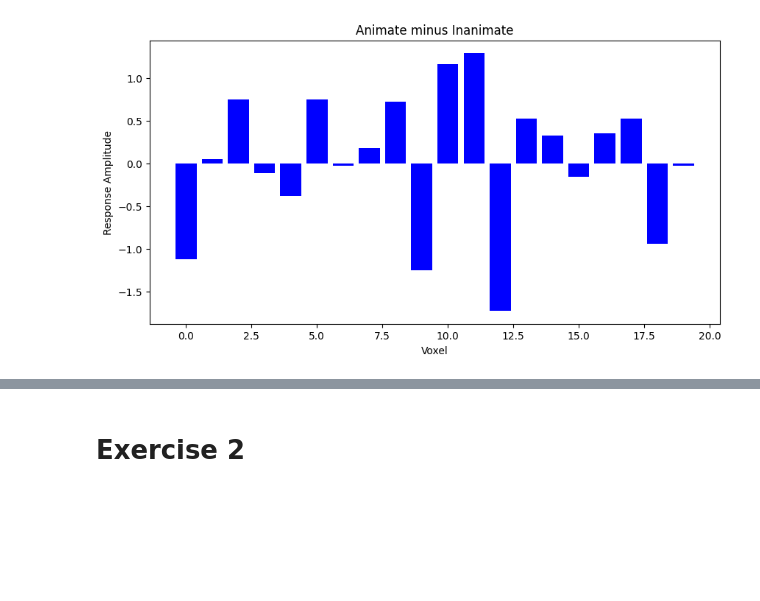
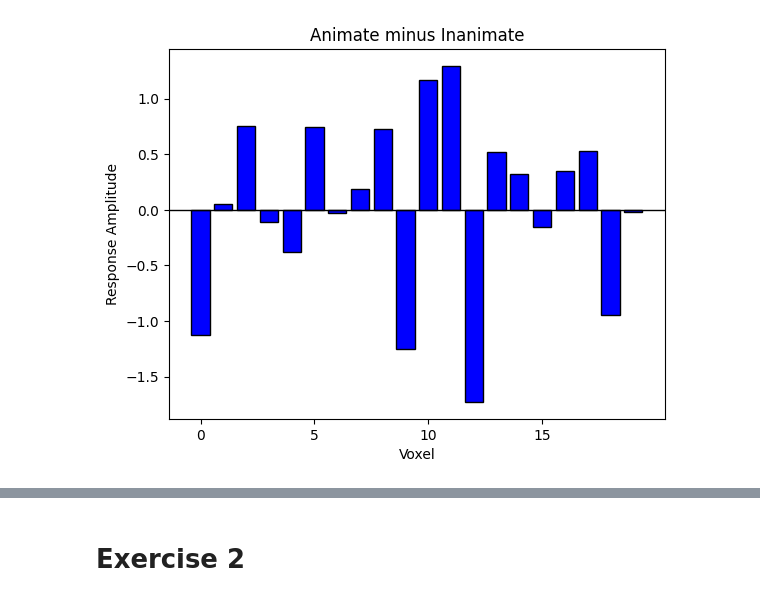
Before and after one commit to Lou1108/CognitiveModelling, a Jupyter notebook: Assignment2/assignment2.ipynb, the cells around one changed output, grey strips where cells are left out. Cells and saved outputs as stored; diff of their text form; code cells hidden in the pictures; blank space fills up the shorter version.

Commit message:
work-through exercises 1-2

```diff
--- a/Assignment2/assignment2.ipynb
+++ b/Assignment2/assignment2.ipynb
@@ -14,7 +20,9 @@ cat_vecs = pd.read_csv('data/CategoryVectors.txt')
 # %%
+# read in data as DF and reset the indices
+# separate data based on their animation state
 anim_indices = cat_vecs.index[cat_vecs['Var2'] == 0].tolist()
-df_anim = neural_resp1[neural_resp1.index.isin(anim_indices)].reset_index()
+df_anim = neural_resp1[neural_resp1.index.isin(anim_indices)].reset_index(drop=True)
 
 inanim_indices = cat_vecs.index[cat_vecs['Var2'] == 1].tolist()
-df_inanim = neural_resp1[neural_resp1.index.isin(inanim_indices)].reset_index()
+df_inanim = neural_resp1[neural_resp1.index.isin(inanim_indices)].reset_index(drop=True)
 # %%
@@ -107,7 +114,7 @@ np.float64(6.523453496861225)
 # %%
-# Exercise 1 c
+# average over animate and inanimate images (respectively)
+avgImg_anim = df_anim.mean(axis=0)
+avgImg_inanim = df_inanim.mean(axis=0)
 
-avgImg_anim = df_anim.mean(axis=0)[1:]
-avgImg_inanim = df_inanim.mean(axis=0)[1:]
-
-individ_differences = avgImg_anim-avgImg_inanim
+# This should leave you with two arrays of size 100
+len(avgImg_anim) == 100 & len(avgImg_inanim) == 100
@@ -114,14 +131,16 @@ individ_differences = avgImg_anim-avgImg_inanim
 # %%
-# create bar plot
-fig = plt.figure(figsize = (10, 5))
+# creating the bar plot
+plt.bar(range(0,20), individ_differences[:20], color ='blue', edgecolor='black')
 
-# TODO change x-axis numbers
-# creating the bar plot
-plt.bar(range(0,20), individ_differences[:20], color ='blue')
+plt.xticks(range(0, 20, 5))
+
+# Draw a horizontal line at y=0
+plt.axhline(y=0, color='black', linewidth=1)
 
 plt.ylabel("Response Amplitude")
 plt.xlabel("Voxel")
 plt.title("Animate minus Inanimate")
+plt.savefig("1C: Animate minus Inanimate.jpg")
 plt.show()
 # %% [output]
-[figure, old version]
+[figure, new version]
```
Also changed, not shown: parts of 39 cells of this notebook, 3 other files.
